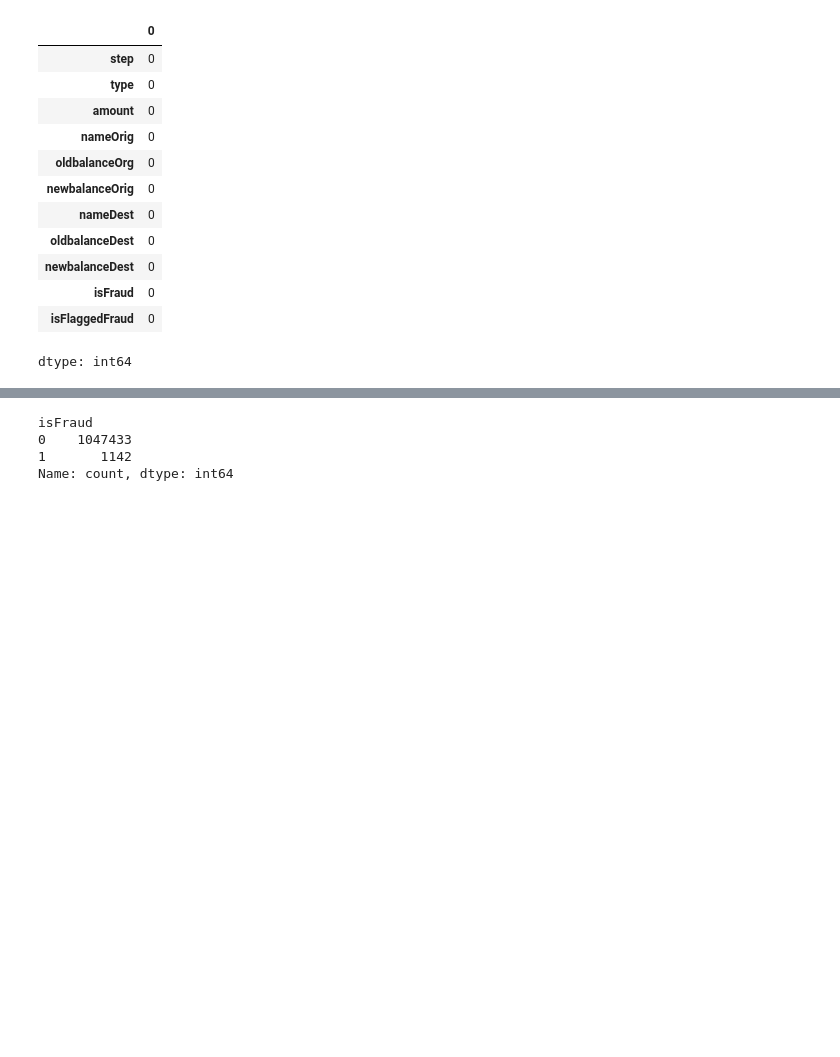
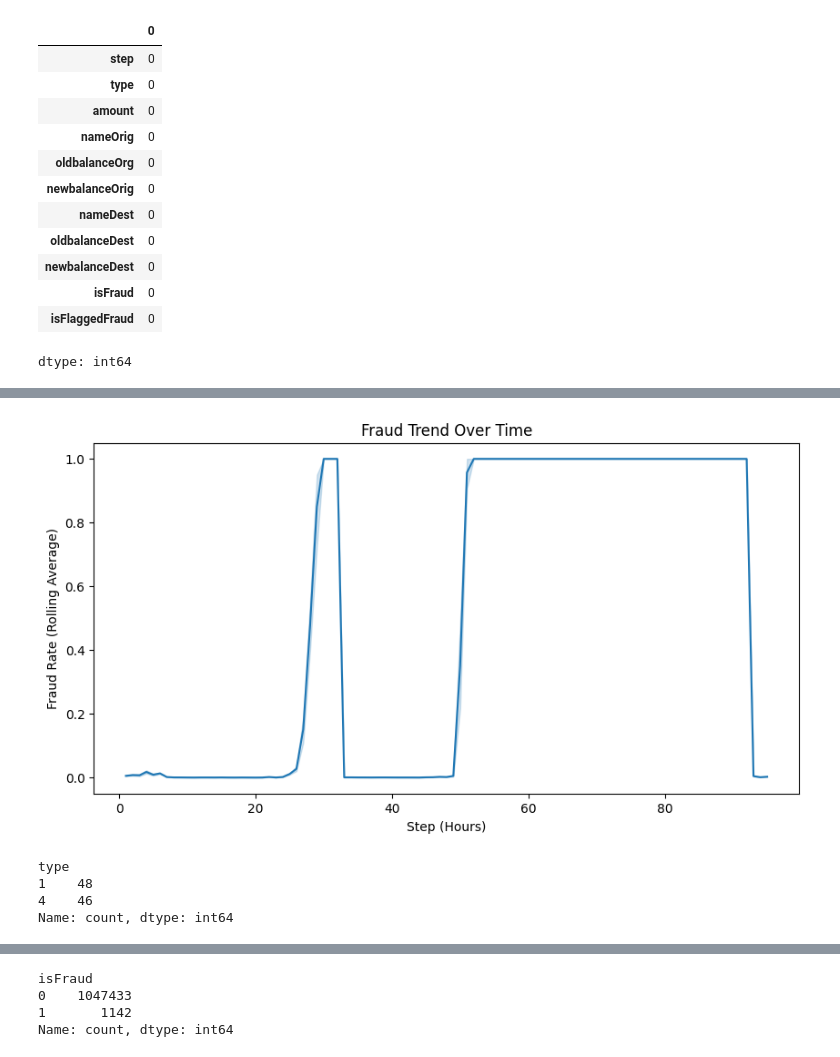
Before and after one commit to glennamaria/Projects, a Jupyter notebook: Fraud detection in e-commerce transactions problem.ipynb, the cells around one changed output, grey strips where cells are left out. Cells and saved outputs as stored; diff of their text form; code cells hidden in the pictures; blank space fills up the shorter version.

```diff
--- a/Fraud detection in e-commerce transactions problem.ipynb
+++ b/Fraud detection in e-commerce transactions problem.ipynb
@@ -95,0 +108,17 @@ dtype: int64
+# %%
+plt.figure(figsize=(10, 5))
+sns.lineplot(x=df['step'], y=df['isFraud'].rolling(10).mean())
+plt.title("Fraud Trend Over Time")
+plt.xlabel("Step (Hours)")
+plt.ylabel("Fraud Rate (Rolling Average)")
+plt.show()
+# %% [output]
+[figure, added]
+# %%
+df_fraud_spike = df[(df['step'] >= 20) & (df['step'] <= 30) & (df['isFraud'] == 1)]
+print(df_fraud_spike['type'].value_counts())  # Check fraud transaction types
+# %% [output]
+type
+1    48
+4    46
+Name: count, dtype: int64
```
Also changed, not shown: parts of 12 cells of this notebook.
